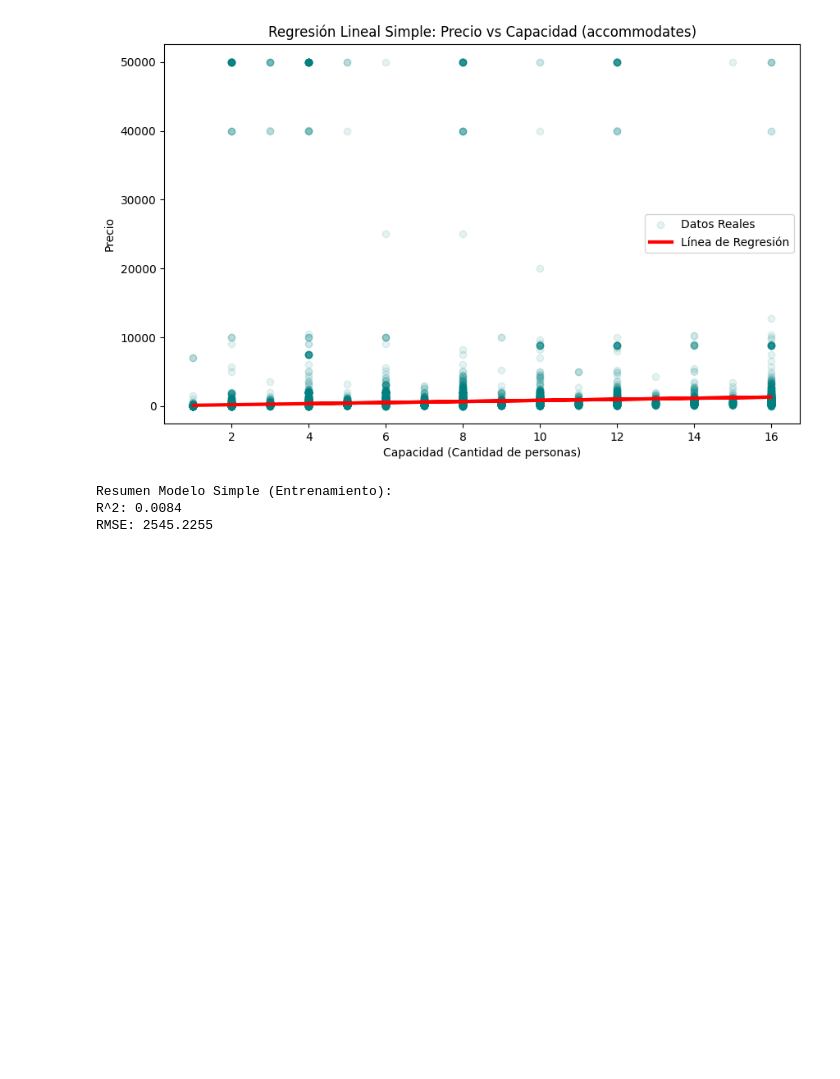
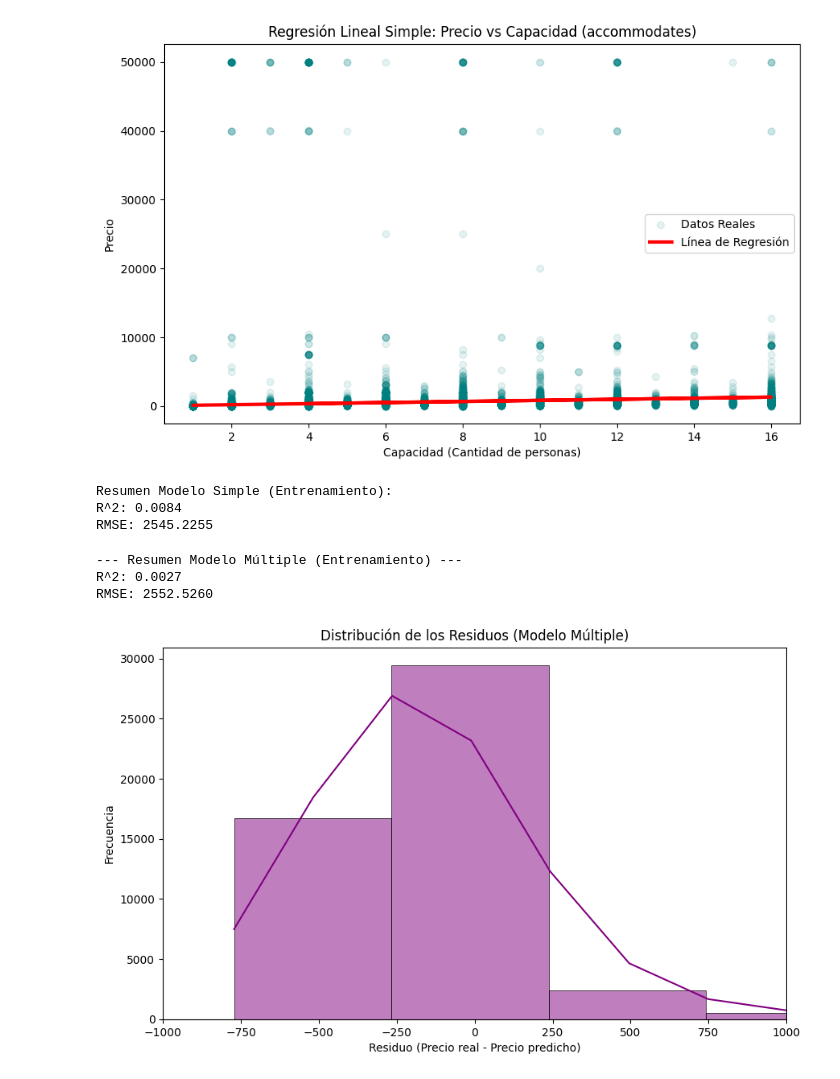
Before and after one commit to Palasuwu/Lab3, a Jupyter notebook: avances.ipynb, the cells around one changed output. Drawn from its saved outputs; the diff is of its cells as text; code cells hidden in the pictures; blank space fills up the shorter version.

```diff
--- a/avances.ipynb
+++ b/avances.ipynb
@@ -179,3 +185,28 @@ print(f"RMSE: {mean_squared_error(y_train, predicciones_simple) ** 0.5:.4f}")
 Resumen Modelo Simple (Entrenamiento):
 R^2: 0.0084
 RMSE: 2545.2255
+# %%
+# --- PASO 8: MODELO DE REGRESIÓN LINEAL MÚLTIPLE ---
+modelo_multiple = LinearRegression()
+modelo_multiple.fit(X_train, y_train)
+
+predicciones_multiple = modelo_multiple.predict(X_train)
+
+print("--- Resumen Modelo Múltiple (Entrenamiento) ---")
+print(f"R^2: {r2_score(y_train, predicciones_multiple):.4f}")
+print(f"RMSE: {mean_squared_error(y_train, predicciones_multiple) ** 0.5:.4f}")
+
+# Gráfica de Residuos
+residuos = y_train - predicciones_multiple
+plt.figure(figsize=(10, 6))
+sns.histplot(residuos, bins=100, kde=True, color='purple')
+plt.title('Distribución de los Residuos (Modelo Múltiple)')
+plt.xlabel('Residuo (Precio real - Precio predicho)')
+plt.ylabel('Frecuencia')
+plt.xlim(-1000, 1000) # Limitamos el eje X para mejor visualización por valores atípicos
+plt.show()
+# %% [output]
+--- Resumen Modelo Múltiple (Entrenamiento) ---
+R^2: 0.0027
+RMSE: 2552.5260
+[figure, added]
```
Also changed, not shown: parts of 4 cells of this notebook.
